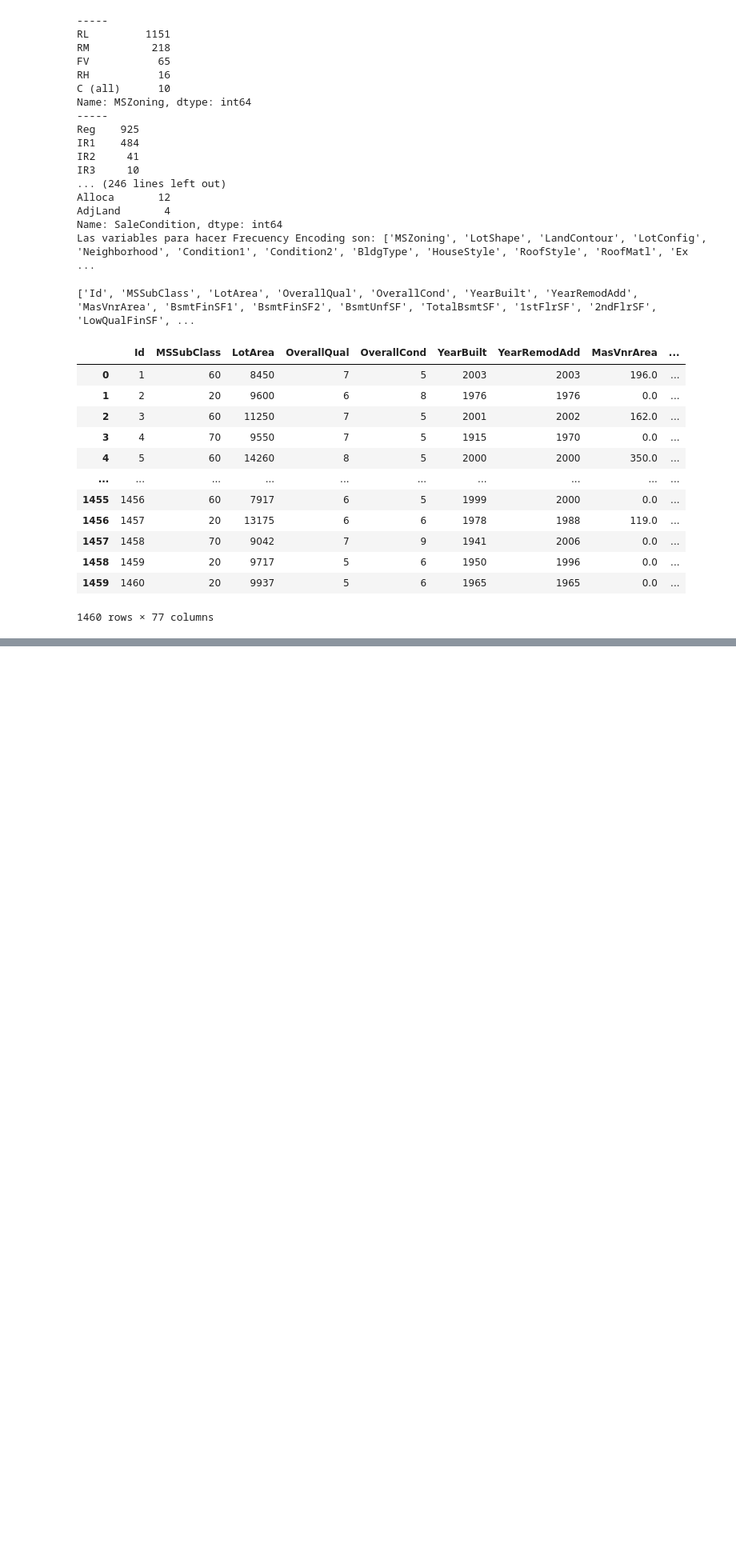
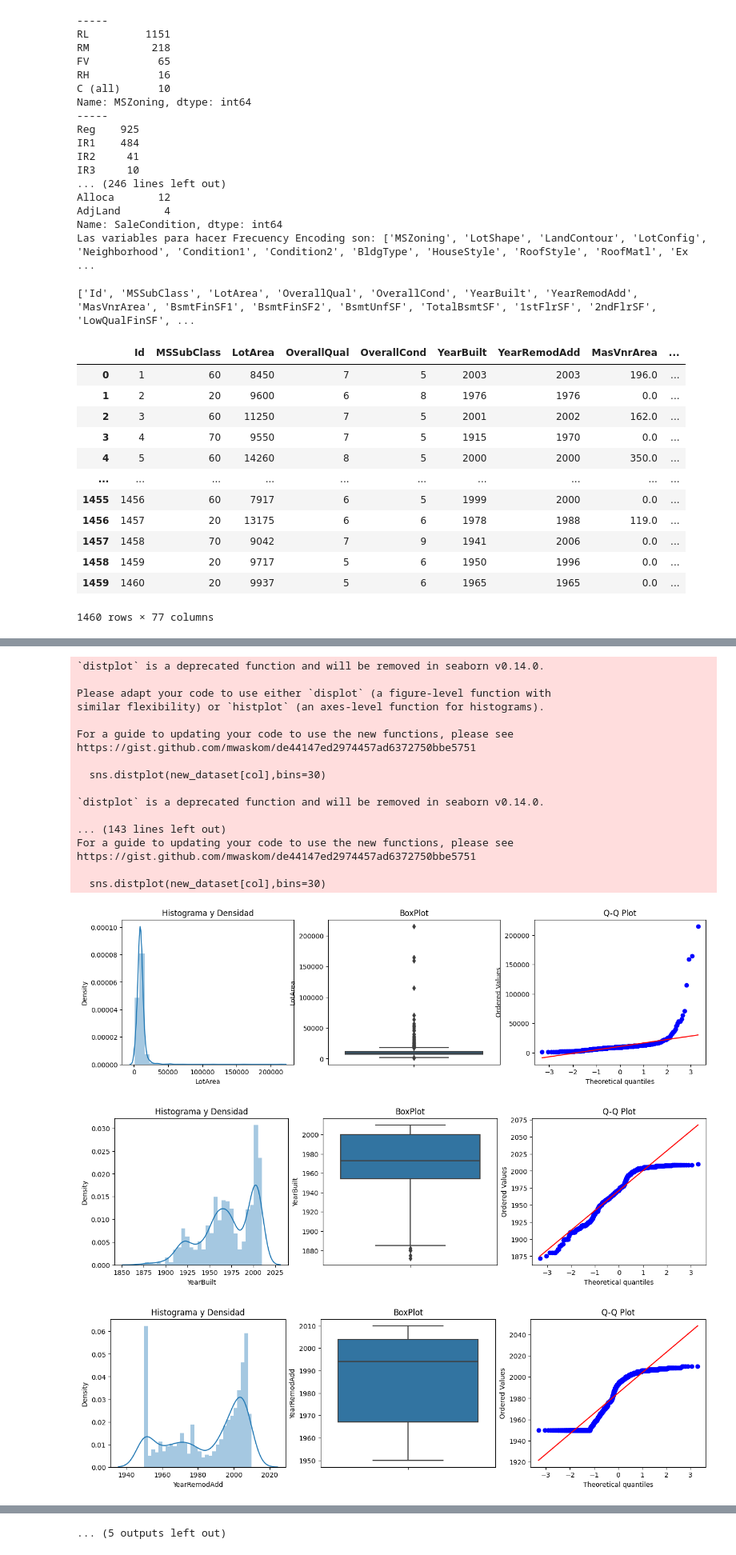
Before and after one commit to LeoContreras8/Laboratorio-2, a Jupyter notebook: Laboratorio2.ipynb, the cells around one changed output, grey strips where cells are left out. Shown at 80% size. Drawn from its saved outputs; the diff is of its cells as text; code cells hidden in the pictures; blank space fills up the shorter version.

```diff
--- a/Laboratorio2.ipynb
+++ b/Laboratorio2.ipynb
@@ -770,0 +797,7 @@ new_dataset
+# %%
+continuas, discretas=getContinuasDiscretas(new_dataset)
+
+print("La cantidad de discretas son: ",len(discretas))
+print(f"Discretas: {discretas}")
+print("La cantidad de continuas son: ",len(continuas))
+print(f"Continuas: {continuas}")
@@ -770,0 +809,42 @@ new_dataset
+# %%
+
+def DetectOutliers():
+
+    for col in continuas:
+
+        plt.figure(figsize=(16,4))
+
+        plt.subplot(1,3,1)
+        sns.distplot(new_dataset[col],bins=30)
+        plt.title("Histograma y Densidad")
+
+        plt.subplot(1,3,2)
+        sns.boxplot(y=new_dataset[col])
+        plt.title("BoxPlot")
+
+        plt.subplot(1,3,3)
+        stats.probplot(new_dataset[col],dist="norm",plot=plt)
+        plt.title("Q-Q Plot")
+# %%
+DetectOutliers()
+# %% [output]
+`distplot` is a deprecated function and will be removed in seaborn v0.14.0.
+
+Please adapt your code to use either `displot` (a figure-level function with
+similar flexibility) or `histplot` (an axes-level function for histograms).
+
+For a guide to updating your code to use the new functions, please see
+https://gist.github.com/mwaskom/de44147ed2974457ad6372750bbe5751
+
+  sns.distplot(new_dataset[col],bins=30)
+
+`distplot` is a deprecated function and will be removed in seaborn v0.14.0.
+
+... (143 lines left out)
+For a guide to updating your code to use the new functions, please see
+https://gist.github.com/mwaskom/de44147ed2974457ad6372750bbe5751
+
+  sns.distplot(new_dataset[col],bins=30)
+[figure, added]
+[figure, added]
+[figure, added]
@@ -770,0 +859 @@ new_dataset
+... (5 outputs left out)
```
Also changed, not shown: parts of 12 cells of this notebook.
